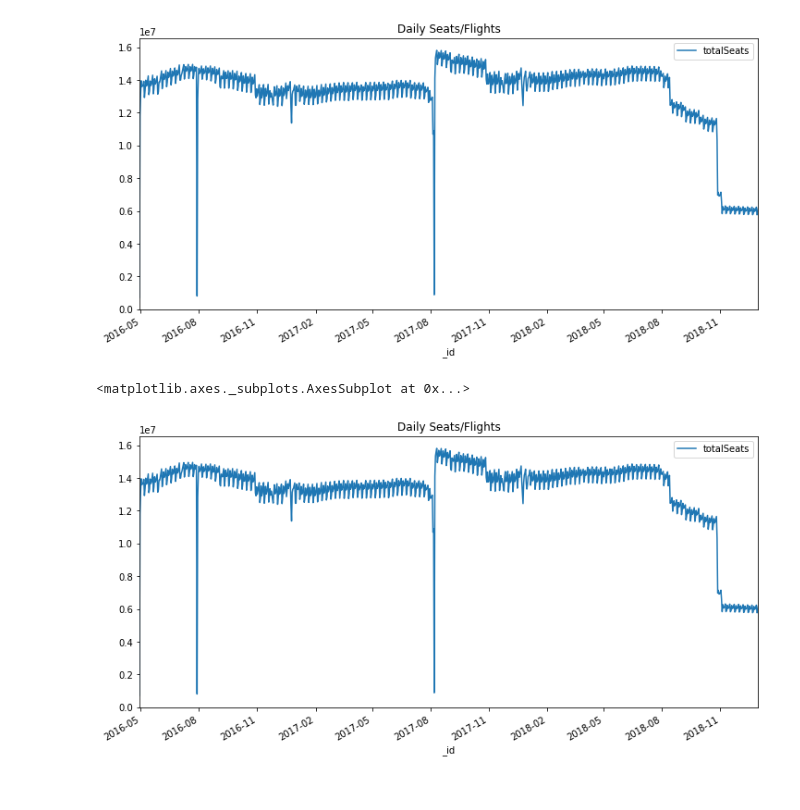
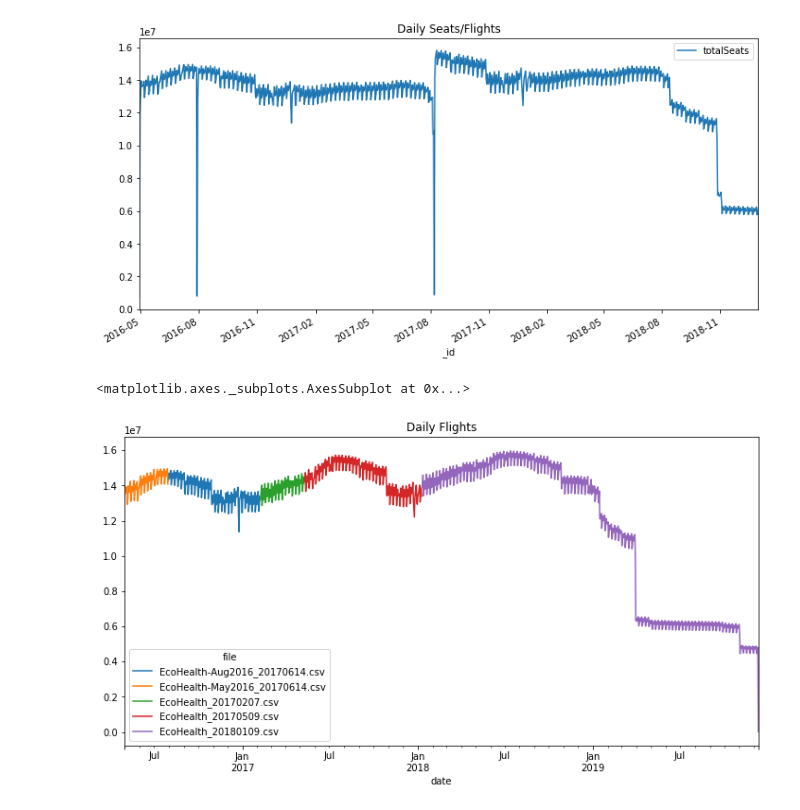
Before and after one commit to ecohealthalliance/flight-data-notebook, a Jupyter notebook: flight-data-validation.ipynb, the cells around one changed output. Drawn from its saved outputs; the diff is of its cells as text; code cells hidden in the pictures.

```diff
--- a/flight-data-validation.ipynb
+++ b/flight-data-validation.ipynb
@@ -228,16 +172,21 @@ pd.DataFrame(ratios).sort_values(by="ratio")
 results = db.flights.aggregate([{
     "$group": {
         "_id": {
-            "$dateToString": {
-                "date": "$departureDateTime",
-                "format": "%Y-%m-%d"
-            }
+            "$concat": [{
+                "$dateToString": {
+                    "date": "$departureDateTime",
+                    "format": "%Y-%m-%d",
+                }
+            }, "_", "$scheduleFileName"]
         },
         "totalFlights": { "$sum": 1 },
         "totalSeats": { "$sum": "$totalSeats" }
     }
 }])
 df = pd.DataFrame(list(results))
-df._id = pd.to_datetime(df._id)
-df
+parsed_df = pd.concat([df._id.str.split('_', expand=True, n=1), df], axis=1).rename(
+    columns={0: 'date', 1: 'file'})
+parsed_df.date = pd.to_datetime(parsed_df.date)
+parsed_df[["date", "totalFlights", "totalSeats", "file"]]
+parsed_df
 # %% [output]
@@ -270,12 +218,11 @@ df[df._id < pd.Timestamp("2019-1-1")].plot(
 <matplotlib.axes._subplots.AxesSubplot at 0x...>
 [figure]
 # %%
-df.plot(
-    x="_id",
-    y="totalFlights",
+parsed_df.pivot(index='date', columns='file', values='totalSeats').reset_index().plot(
+    x="date",
     kind="line",
     title="Daily Flights",
     figsize=(12, 6))
 # %% [output]
 <matplotlib.axes._subplots.AxesSubplot at 0x...>
-[figure, old version]
+[figure, new version]
```
Also changed, not shown: parts of 6 cells of this notebook.
